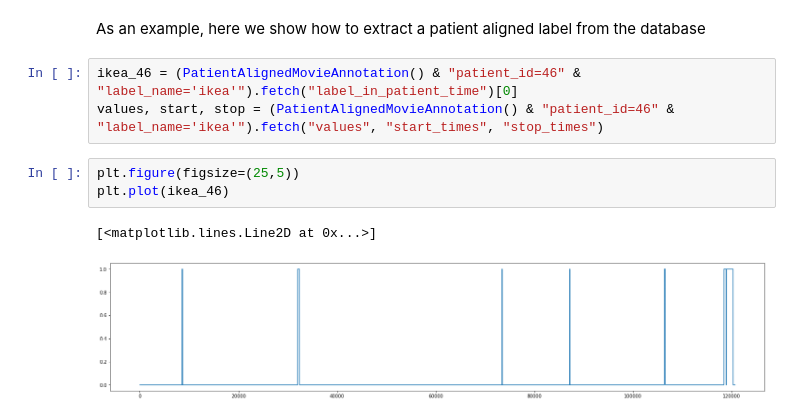
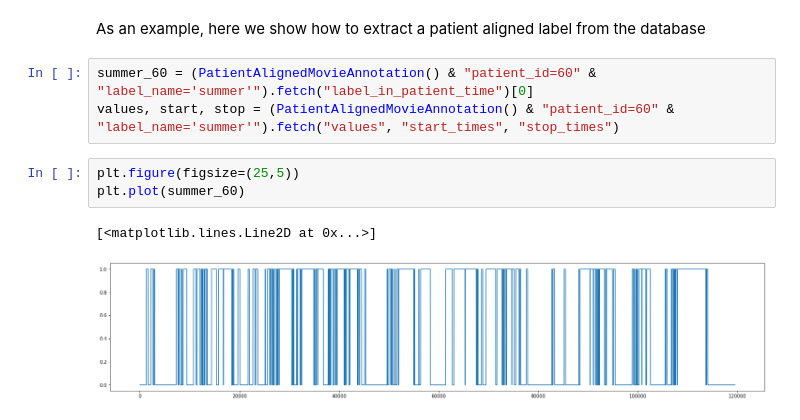
Before and after one commit to mackelab/epiphyte, a Jupyter notebook: preprocessing/stimulus_preprocessing/HowTo_work_with_movie_annotations.ipynb, the cells around one changed output. Saved outputs shown, nothing was run; the diff lists cells and outputs as text.

```diff
--- a/preprocessing/stimulus_preprocessing/HowTo_work_with_movie_annotations.ipynb
+++ b/preprocessing/stimulus_preprocessing/HowTo_work_with_movie_annotations.ipynb
@@ -112,11 +95,11 @@ Total: 100
 # %% [markdown]
 As an example, here we show how to extract a patient aligned label from the database
 # %%
-ikea_46 = (PatientAlignedMovieAnnotation() & "patient_id=46" & "label_name='ikea'").fetch("label_in_patient_time")[0]
-values, start, stop = (PatientAlignedMovieAnnotation() & "patient_id=46" & "label_name='ikea'").fetch("values", "start_times", "stop_times")
+summer_60 = (PatientAlignedMovieAnnotation() & "patient_id=60" & "label_name='summer'").fetch("label_in_patient_time")[0]
+values, start, stop = (PatientAlignedMovieAnnotation() & "patient_id=60" & "label_name='summer'").fetch("values", "start_times", "stop_times")
 # %%
 plt.figure(figsize=(25,5))
-plt.plot(ikea_46)
+plt.plot(summer_60)
 # %% [output]
 [<matplotlib.lines.Line2D at 0x...>]
-[figure, old version]
+[figure, new version]
```
Also changed, not shown: parts of 7 cells of this notebook, 3 other files.
